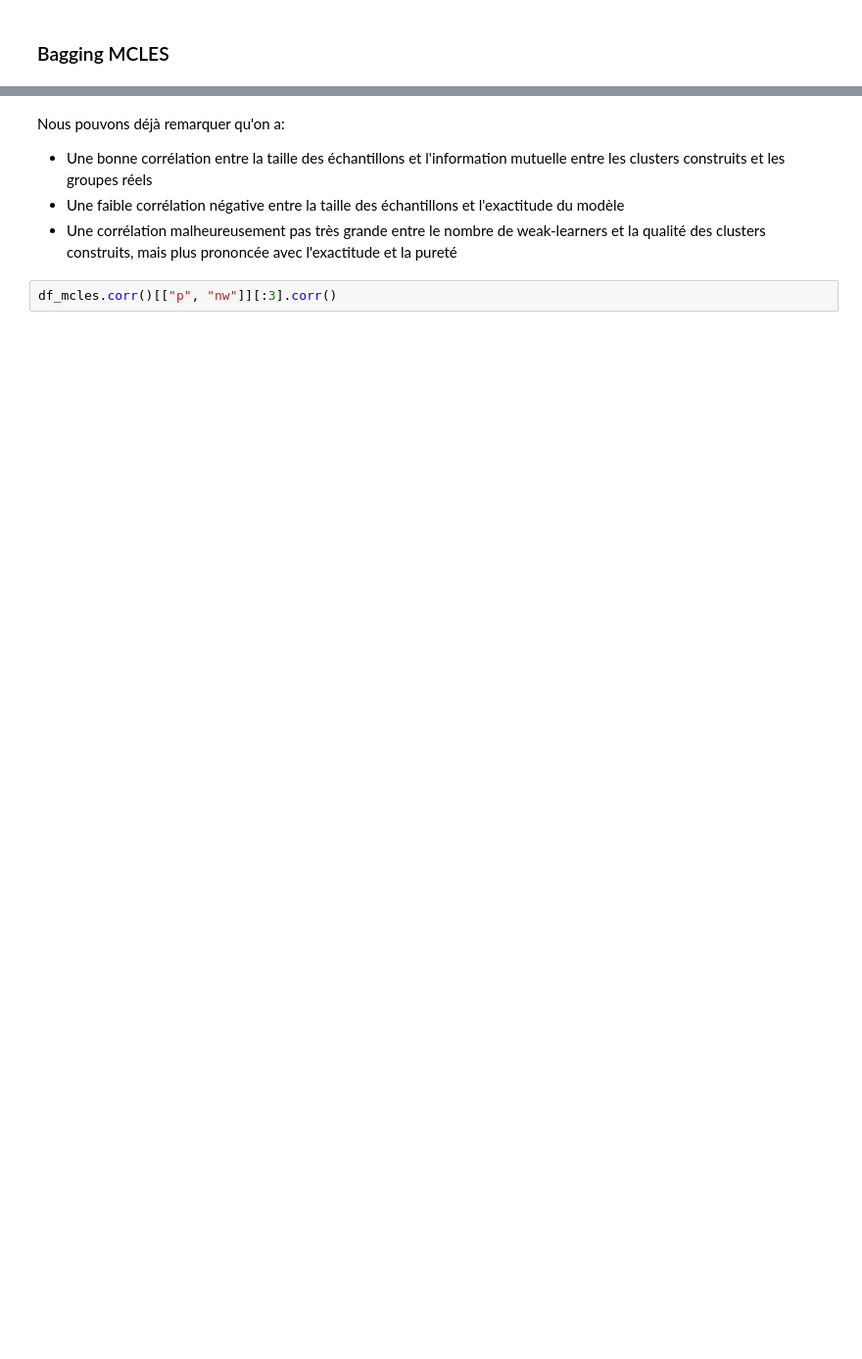
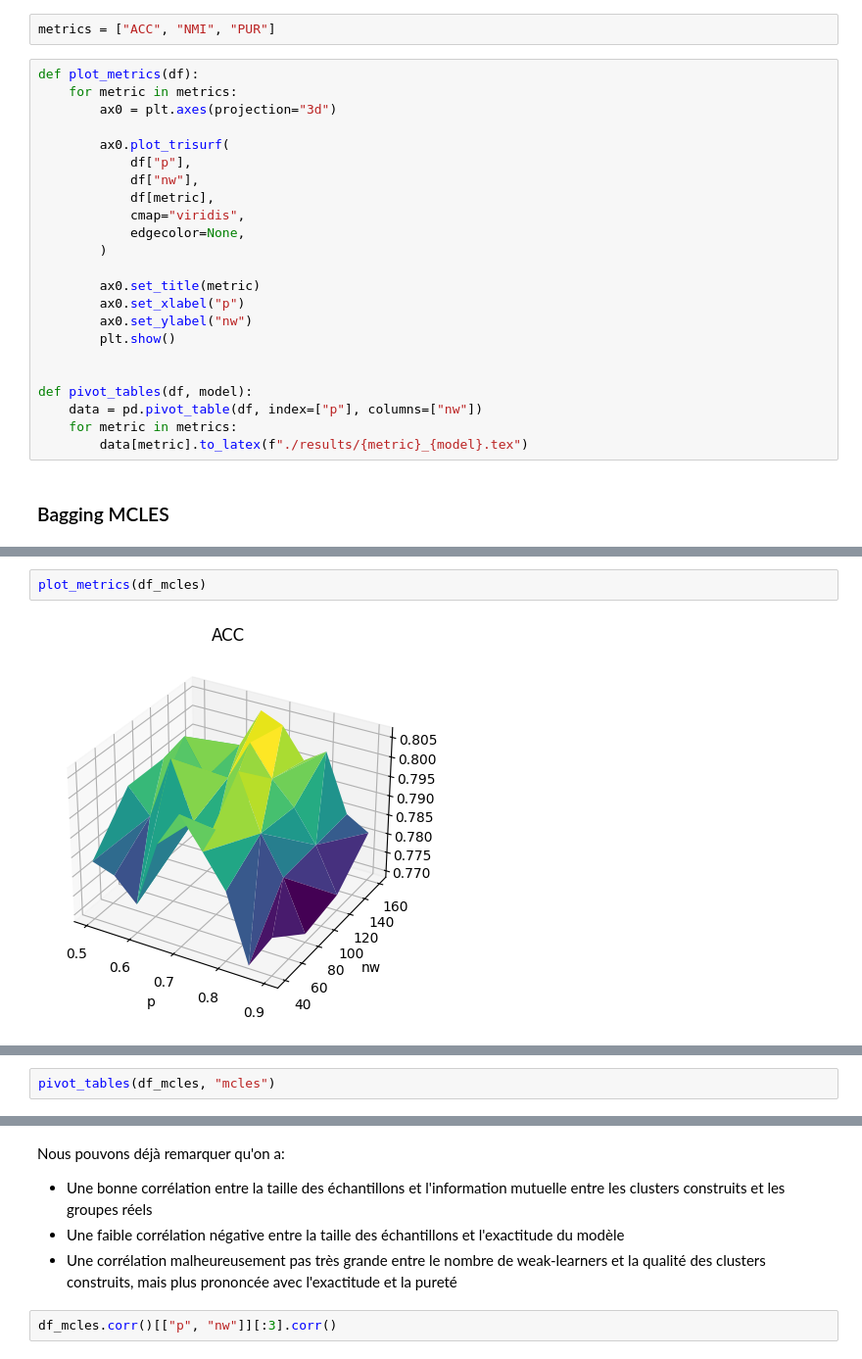
Before and after one commit to MbeHenri/memoire, a Jupyter notebook: analyse.ipynb, the cells around one changed output, grey strips where cells are left out. Shown at 98% size. Drawn from its saved outputs; the diff is of its cells as text; blank space fills up the shorter version.

```diff
--- a/analyse.ipynb
+++ b/analyse.ipynb
@@ -20,6 +20,31 @@ chargement des resultats
 # %%
 df_mcles = pd.read_csv("results/fine_tuning.mcles.msrcv1.csv")
 df_mvgl = pd.read_csv("results/fine_tuning.mvgl.msrcv1.csv")
+# %%
+metrics = ["ACC", "NMI", "PUR"]
+# %%
+def plot_metrics(df):
+    for metric in metrics:
+        ax0 = plt.axes(projection="3d")
+
+        ax0.plot_trisurf(
+            df["p"],
+            df["nw"],
+            df[metric],
+            cmap="viridis",
+            edgecolor=None,
+        )
+
+        ax0.set_title(metric)
+        ax0.set_xlabel("p")
+        ax0.set_ylabel("nw")
+        plt.show()
+
+
+def pivot_tables(df, model):
+    data = pd.pivot_table(df, index=["p"], columns=["nw"])
+    for metric in metrics:
+        data[metric].to_latex(f"./results/{metric}_{model}.tex")
 # %% [markdown]
 ### Bagging MCLES
 # %%
@@ -34,0 +60,4 @@ df_mcles.corr()
+# %%
+plot_metrics(df_mcles)
+# %% [output]
+[figure, added]
@@ -35,3 +66,5 @@ df_mcles.corr()
+# %%
+pivot_tables(df_mcles, "mcles")
 # %%
 plt.title('corrélation BagMCLES')
 sns.heatmap(df_mcles.corr()[["ACC", "NMI", "PUR"]][3:])
```
Also changed, not shown: parts of 12 cells of this notebook, 16 other files.
